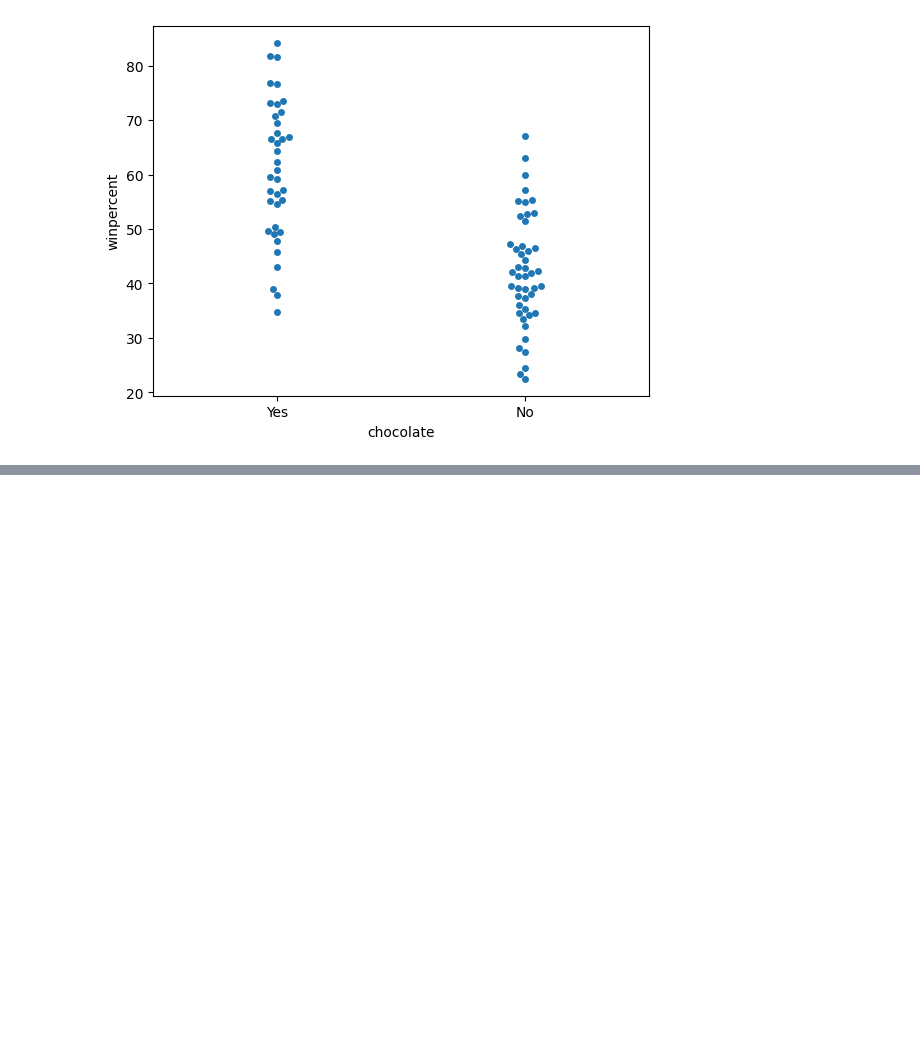
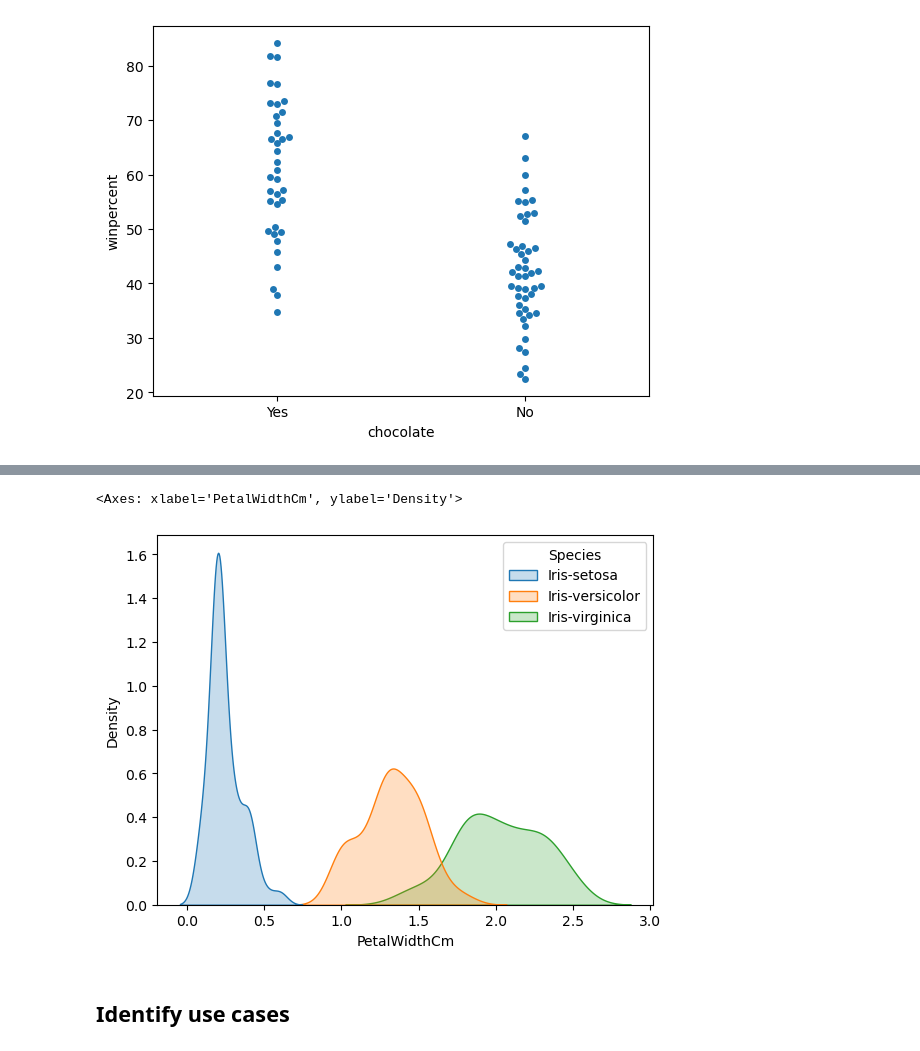
Before and after one commit to ivanchantf/python_learning_data_science, a Jupyter notebook: vis.ipynb, the cells around one changed output, grey strips where cells are left out. Drawn from its saved outputs; the diff is of its cells as text; code cells hidden in the pictures; blank space fills up the shorter version.

```diff
--- a/vis.ipynb
+++ b/vis.ipynb
@@ -109,0 +147,7 @@ sns.swarmplot(x=candy['chocolate'],y=candy['winpercent'])
+# %%
+sns.kdeplot(data=iris,x='PetalWidthCm',hue='Species', fill=True)
+# %% [output]
+<Axes: xlabel='PetalWidthCm', ylabel='Density'>
+[figure, added]
+# %% [markdown]
+## Identify use cases
```
Also changed, not shown: parts of 8 cells of this notebook, 2 other files.
